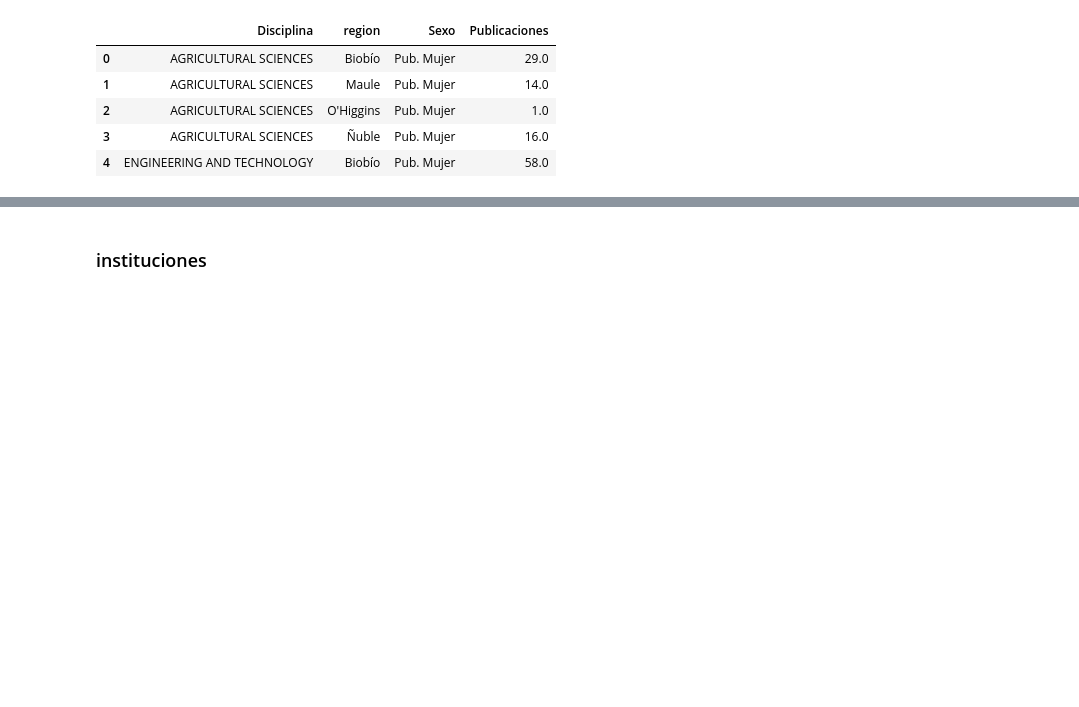
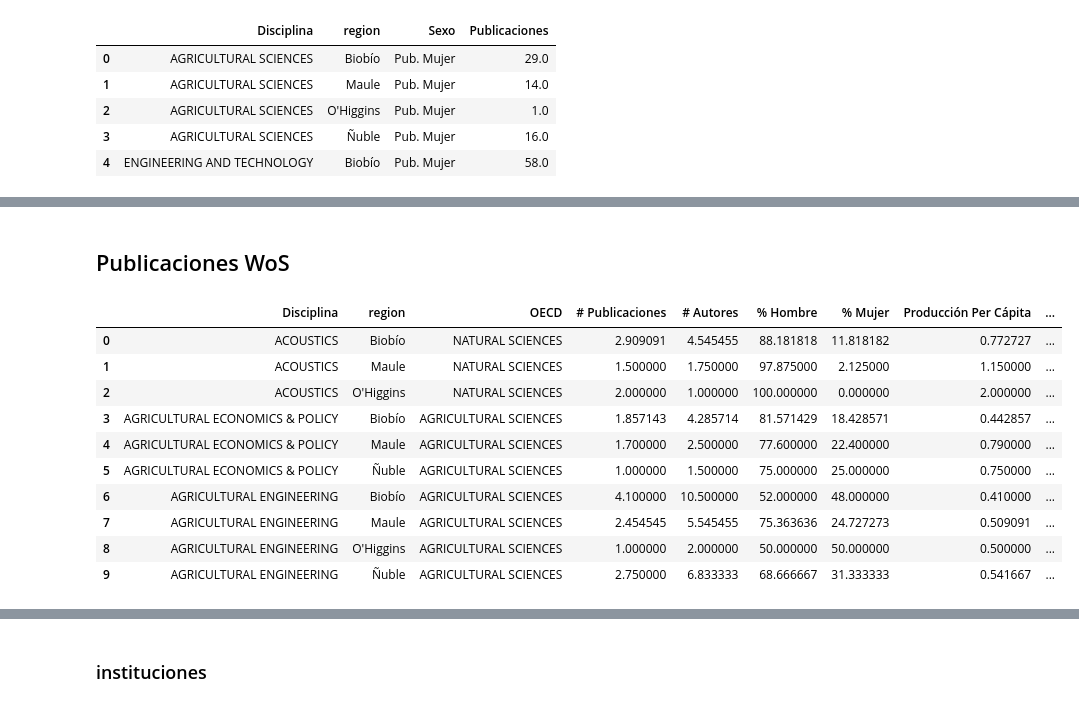
Before and after one commit to Nanocell-Lab/nodo_CTCI, a Jupyter notebook: 04_Investigación.ipynb, the cells around one changed output, grey strips where cells are left out. Saved outputs shown, nothing was run; the diff lists cells and outputs as text; code cells hidden in the pictures; blank space fills up the shorter version.

```diff
--- a/04_Investigación.ipynb
+++ b/04_Investigación.ipynb
@@ -289,3 +239,12 @@ alt.Chart(datos_oecd).mark_line(
     height=300)
 # %% [output]
 [interactive output not drawn]
+# %% [markdown]
+## Publicaciones WoS
+# %%
+# mapping OECD WoS
+oecd_wos_mapping = pd.read_table("oecd_wos_mapping.txt",names=["OECD","CODE","WoS"])
+oecd_wos_mapping = oecd_wos_mapping[["OECD","WoS"]]
+
+oecd_wos_dict = {n:g["OECD"].tolist()[0] for n,g in oecd_wos_mapping.groupby("WoS")}
+datos_wos["OECD"] = datos_wos["Disciplina"].map(oecd_wos_dict)
@@ -291,0 +253,15 @@ alt.Chart(datos_oecd).mark_line(
+# %%
+datos_wos_aggmean = datos_wos.groupby(["Disciplina","region","OECD"]).mean().reset_index()
+datos_wos_aggmean.head(10)
+# %% [output]
+|  | Disciplina | region | OECD | # Publicaciones | # Autores | % Hombre | % Mujer | Producción Per Cápita | ... |
+| 0 | ACOUSTICS | Biobío | NATURAL SCIENCES | 2.909091 | 4.545455 | 88.181818 | 11.818182 | 0.772727 | ... |
+| 1 | ACOUSTICS | Maule | NATURAL SCIENCES | 1.500000 | 1.750000 | 97.875000 | 2.125000 | 1.150000 | ... |
+| 2 | ACOUSTICS | O'Higgins | NATURAL SCIENCES | 2.000000 | 1.000000 | 100.000000 | 0.000000 | 2.000000 | ... |
+| 3 | AGRICULTURAL ECONOMICS & POLICY | Biobío | AGRICULTURAL SCIENCES | 1.857143 | 4.285714 | 81.571429 | 18.428571 | 0.442857 | ... |
+| 4 | AGRICULTURAL ECONOMICS & POLICY | Maule | AGRICULTURAL SCIENCES | 1.700000 | 2.500000 | 77.600000 | 22.400000 | 0.790000 | ... |
+| 5 | AGRICULTURAL ECONOMICS & POLICY | Ñuble | AGRICULTURAL SCIENCES | 1.000000 | 1.500000 | 75.000000 | 25.000000 | 0.750000 | ... |
+| 6 | AGRICULTURAL ENGINEERING | Biobío | AGRICULTURAL SCIENCES | 4.100000 | 10.500000 | 52.000000 | 48.000000 | 0.410000 | ... |
+| 7 | AGRICULTURAL ENGINEERING | Maule | AGRICULTURAL SCIENCES | 2.454545 | 5.545455 | 75.363636 | 24.727273 | 0.509091 | ... |
+| 8 | AGRICULTURAL ENGINEERING | O'Higgins | AGRICULTURAL SCIENCES | 1.000000 | 2.000000 | 50.000000 | 50.000000 | 0.500000 | ... |
+| 9 | AGRICULTURAL ENGINEERING | Ñuble | AGRICULTURAL SCIENCES | 2.750000 | 6.833333 | 68.666667 | 31.333333 | 0.541667 | ... |
```
Also changed, not shown: parts of 14 cells of this notebook, 1 other file.
